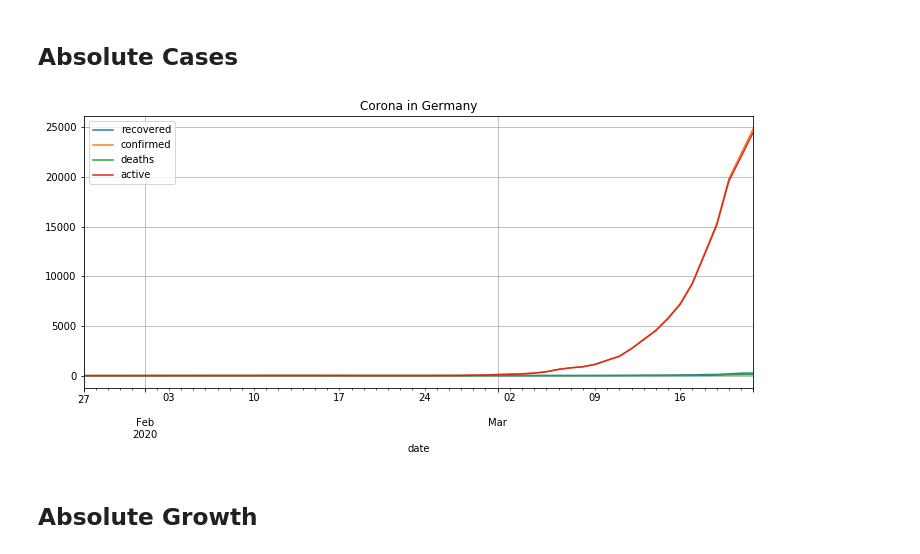
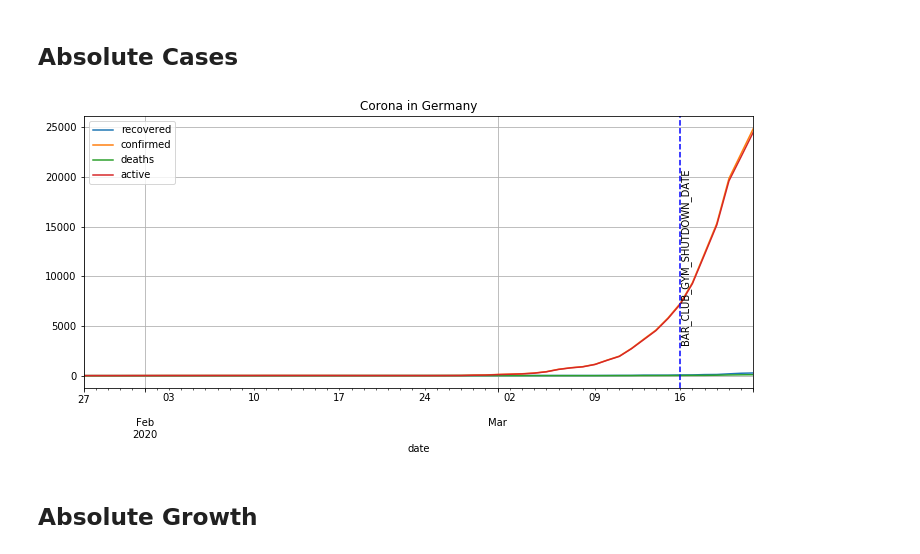
Before and after one commit to plipp/corona-2020-analysis, a Jupyter notebook: mp-data-analysis.ipynb, the cells around one changed output. Saved outputs shown, nothing was run; the diff lists cells and outputs as text; code cells hidden in the pictures.

Commit message:
run nb with new data + add some events

```diff
--- a/mp-data-analysis.ipynb
+++ b/mp-data-analysis.ipynb
@@ -13,3 +11,13 @@ MEAN_INCUBATION_TIME=6 #days
+# %%
+MEAN_INCUBATION_TIME=6 #days
+
+# see https://www.bundesregierung.de/breg-de/themen/coronavirus/coronavirus-1725960
+EVENTS = {
+    KONTAKT_SPERRE_DATE:'23/3/2020',
+    BAR_CLUB_GYM_SHUTDOWN_DATE:'16/3/2020',
+    BORDERS_CLOSED_DATE:'15/3/2020',
+    ESCALATION_EVENTS_LESS_1000_DATE:'10/3/2020'
+}
 # %%
 history_df = pd.read_csv(HISTORY_DATA_URL)
 # %% [markdown]
@@ -27,10 +35,12 @@ de_by_date = de_history_df.groupby('date').sum()
 # %% [markdown]
 ## Absolute Cases
 # %%
-de_by_date.plot(figsize=(12,5), title='Corona in Germany')
+ax=de_by_date.plot(figsize=(12,5), title='Corona in Germany')
+ax.axvline(EVENTS[BAR_CLUB_GYM_SHUTDOWN_DATE], color="blue", linestyle="--")
+pyplot.text(EVENTS[BAR_CLUB_GYM_SHUTDOWN_DATE],20000,'BAR_CLUB_GYM_SHUTDOWN_DATE',rotation=90)
 pyplot.grid(True);
 # %% [output]
-[figure, old version]
+[figure, new version]
 # %% [markdown]
 ## Absolute Growth
 # %% [markdown]
```
Also changed, not shown: parts of 1 cell of this notebook.
